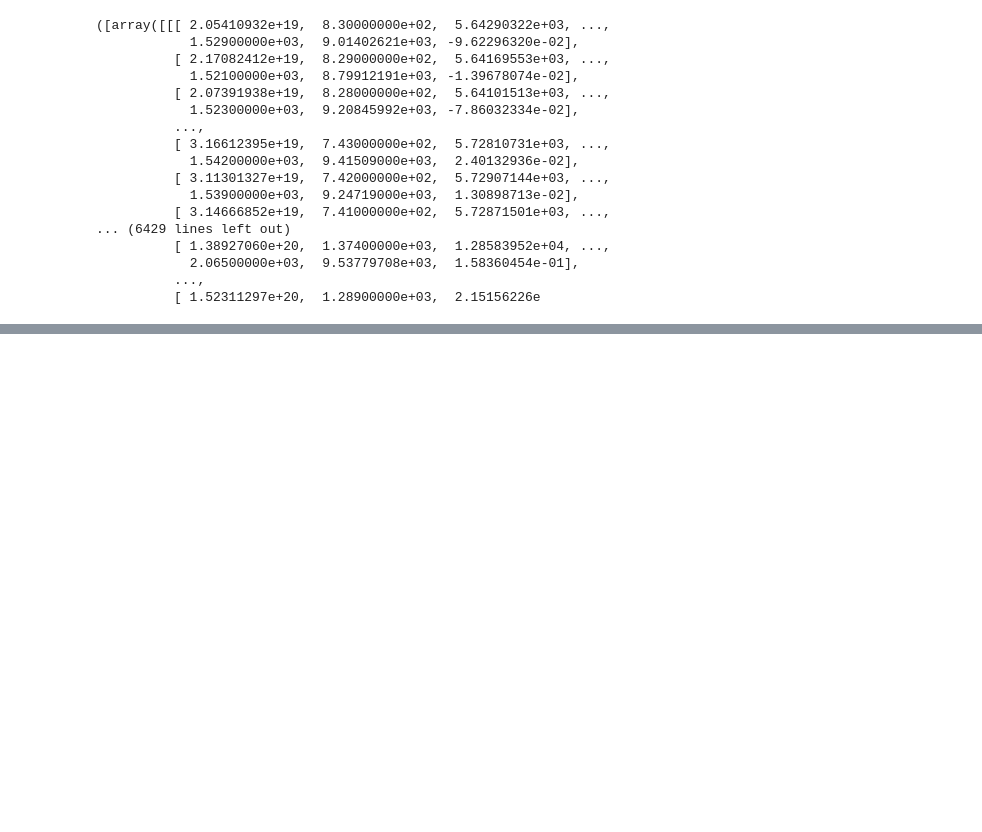
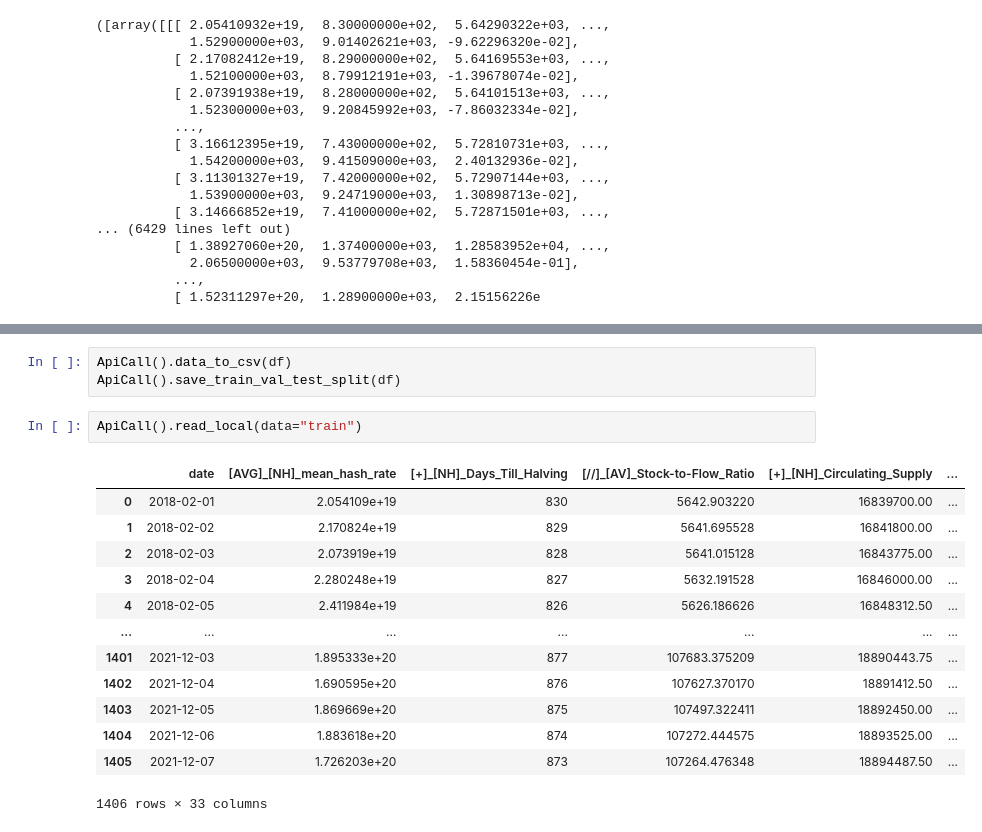
Before and after one commit to AlexandreLaizet/bitcoin_deep_learning, a Jupyter notebook: notebooks/Aloys_notebook.ipynb, the cells around one changed output, grey strips where cells are left out. Saved outputs shown, nothing was run; the diff lists cells and outputs as text; blank space fills up the shorter version.

```diff
--- a/notebooks/Aloys_notebook.ipynb
+++ b/notebooks/Aloys_notebook.ipynb
@@ -135,0 +204,19 @@ X_train_list,Y_train_listget_cross_XY()
+# %%
+ApiCall().data_to_csv(df)
+ApiCall().save_train_val_test_split(df)
+# %%
+ApiCall().read_local(data="train")
+# %% [output]
+|  | date | [AVG]_[NH]_mean_hash_rate | [+]_[NH]_Days_Till_Halving | [//]_[AV]_Stock-to-Flow_Ratio | [+]_[NH]_Circulating_Supply | ... |
+| 0 | 2018-02-01 | 2.054109e+19 | 830 | 5642.903220 | 16839700.00 | ... |
+| 1 | 2018-02-02 | 2.170824e+19 | 829 | 5641.695528 | 16841800.00 | ... |
+| 2 | 2018-02-03 | 2.073919e+19 | 828 | 5641.015128 | 16843775.00 | ... |
+| 3 | 2018-02-04 | 2.280248e+19 | 827 | 5632.191528 | 16846000.00 | ... |
+| 4 | 2018-02-05 | 2.411984e+19 | 826 | 5626.186626 | 16848312.50 | ... |
+| ... | ... | ... | ... | ... | ... | ... |
+| 1401 | 2021-12-03 | 1.895333e+20 | 877 | 107683.375209 | 18890443.75 | ... |
+| 1402 | 2021-12-04 | 1.690595e+20 | 876 | 107627.370170 | 18891412.50 | ... |
+| 1403 | 2021-12-05 | 1.869669e+20 | 875 | 107497.322411 | 18892450.00 | ... |
+| 1404 | 2021-12-06 | 1.883618e+20 | 874 | 107272.444575 | 18893525.00 | ... |
+| 1405 | 2021-12-07 | 1.726203e+20 | 873 | 107264.476348 | 18894487.50 | ... |
+1406 rows × 33 columns
```
Also changed, not shown: parts of 12 cells of this notebook, 2 other files.
